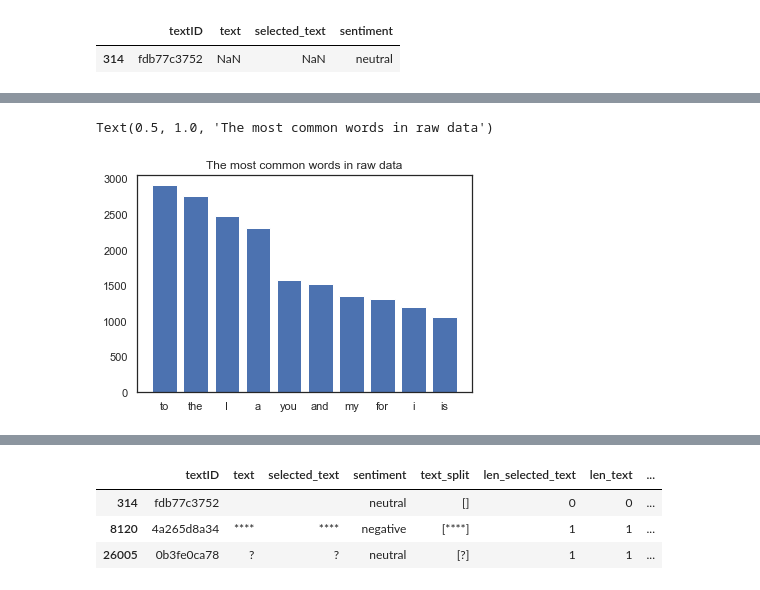
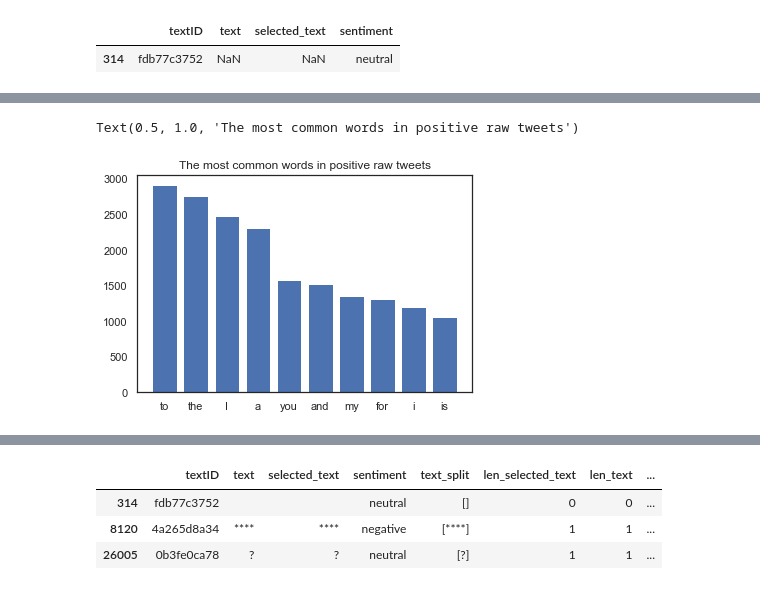
Before and after one commit to QingchuanLyu/Tweet-Sentiment-Analysis, a Jupyter notebook: Tweet Sentiment Extraction.ipynb, the cells around one changed output, grey strips where cells are left out. Drawn from its saved outputs; the diff is of its cells as text; code cells hidden in the pictures.

```diff
--- a/Tweet Sentiment Extraction.ipynb
+++ b/Tweet Sentiment Extraction.ipynb
@@ -58,7 +64,7 @@ warnings.filterwarnings("ignore")
 ### Investigate and Clean Data
 # %%
 #input trainning data
-train_raw = pd.read_csv("/Users/qingchuanlyu/Documents/Application/Projects/tweet-sentiment-extraction/train.csv")
+train_raw = pd.read_csv("/Users/qingchuanlyu/Documents/Application/Projects/tweet_sentiment_extraction/input/train.csv")
 # %%
 #check distribution of missing data
 train_raw[train_raw.isnull().any(axis=1)]
@@ -70,0 +85,4 @@ train_raw = train_raw.dropna()
+# %%
+#split original texts before counting top common words
+train_raw['text_split'] = train_raw['text'].apply(lambda x:x.split())
+train_raw.head(5)
@@ -71,15 +96,15 @@ train_raw = train_raw.dropna()
 # %%
-#check the most common words for each sentiment (raw data)
-train_raw['text_split'] = train_raw['text'].apply(lambda x:str(x).split())
+#check the most common words for each sentiment (raw data, positive sentiment)
 top = Counter([item for sublist in train_raw.loc[train_raw.sentiment=='positive']['text_split'] for item in sublist])
 temp = pd.DataFrame(top.most_common(10))
 temp.columns = ['Common_words','count']
 plt.bar(temp['Common_words'], temp['count'])
-plt.title('The most common words in raw data')
-#A lot of stop words as the most common words in texts with positive sentiments. Need to clean data and see it again.
+plt.title('The most common words in positive raw tweets')
+#A lot of stop words appear as the most common words of texts with positive sentiments.
+#Need to clean data then count it again.
 # %% [output]
-Text(0.5, 1.0, 'The most common words in raw data')
+Text(0.5, 1.0, 'The most common words in positive raw tweets')
-[figure, old version]
+[figure, new version]
 # %%
 #create a copy of the raw data to clean. keep the raw data to train later
 train_cl=train_raw.copy()
```
Also changed, not shown: parts of 30 cells of this notebook.
